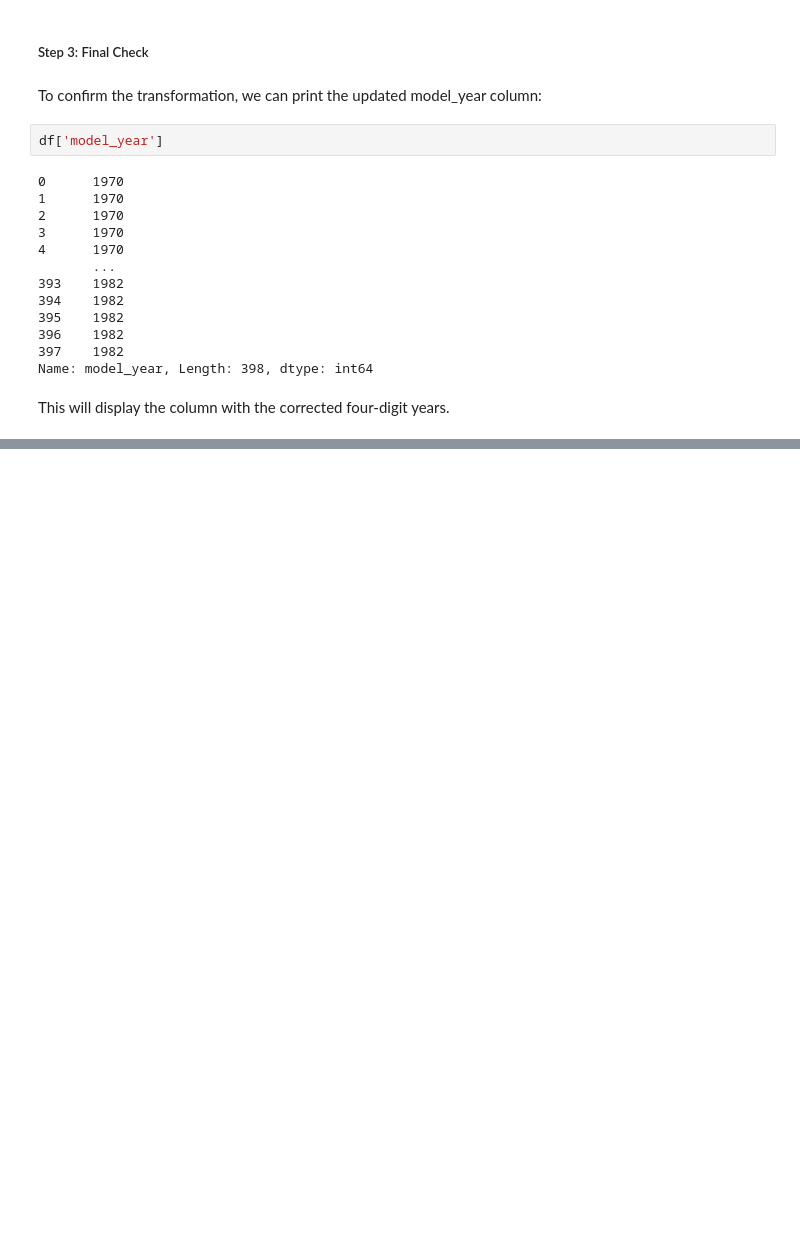
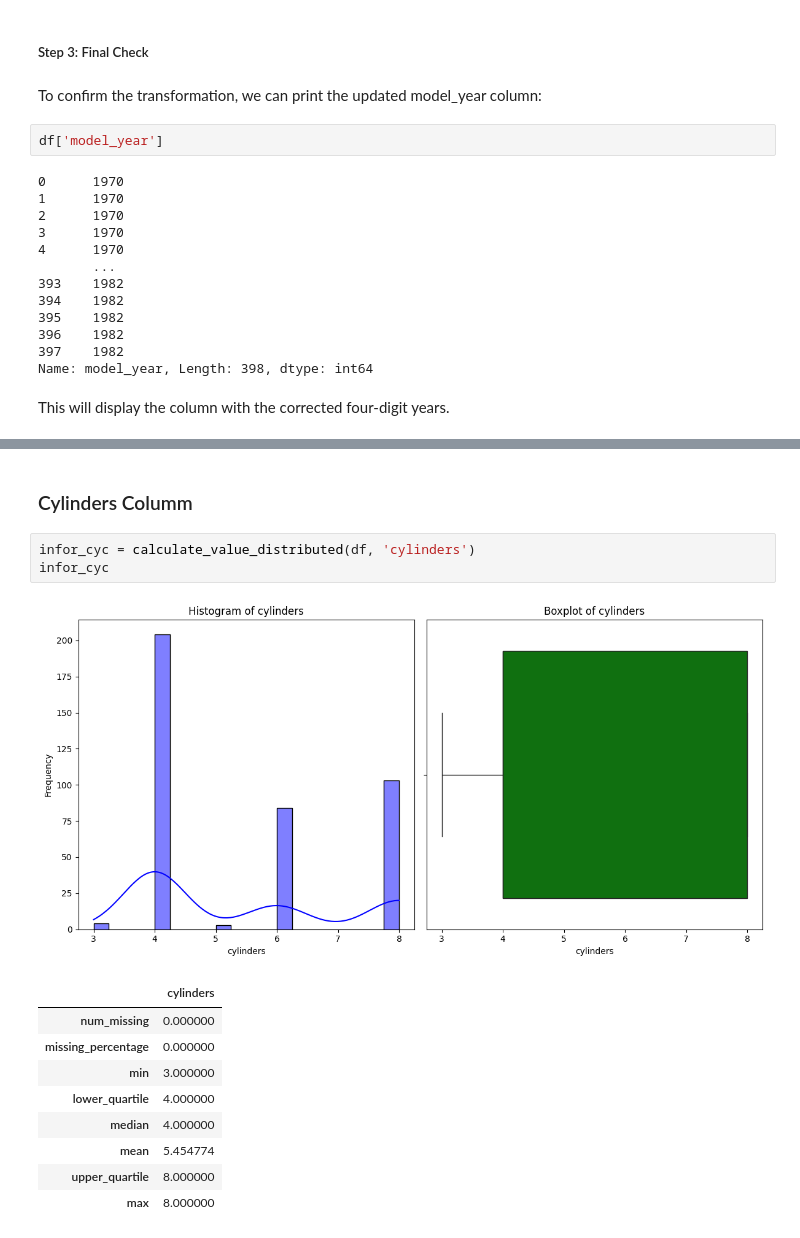
Before and after one commit to kijen28/P4DS_22G1, a Jupyter notebook: exploring_data.ipynb, the cells around one changed output, grey strips where cells are left out. Drawn from its saved outputs; the diff is of its cells as text; blank space fills up the shorter version.

```diff
--- a/exploring_data.ipynb
+++ b/exploring_data.ipynb
@@ -262,0 +334,16 @@ This will display the column with the corrected four-digit years.
+# %% [markdown]
+### Cylinders Columm
+# %%
+infor_cyc = calculate_value_distributed(df, 'cylinders')
+infor_cyc
+# %% [output]
+[figure, added]
+|  | cylinders |
+| num_missing | 0.000000 |
+| missing_percentage | 0.000000 |
+| min | 3.000000 |
+| lower_quartile | 4.000000 |
+| median | 4.000000 |
+| mean | 5.454774 |
+| upper_quartile | 8.000000 |
+| max | 8.000000 |
```
Also changed, not shown: parts of 21 cells of this notebook.
